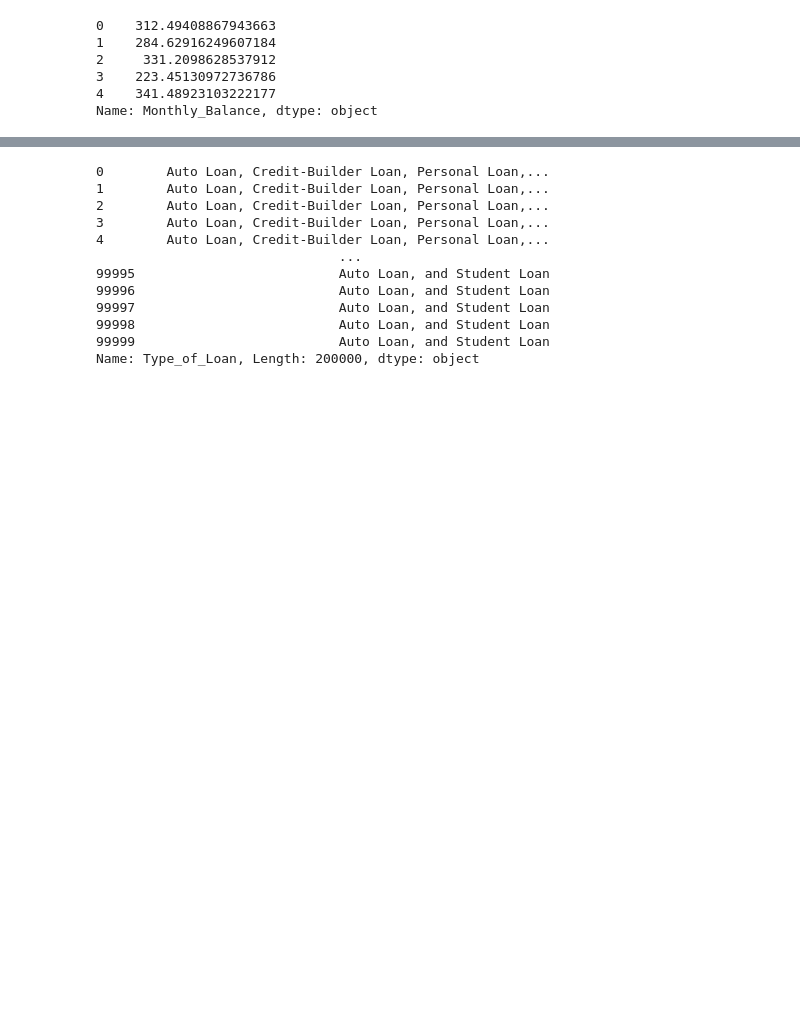
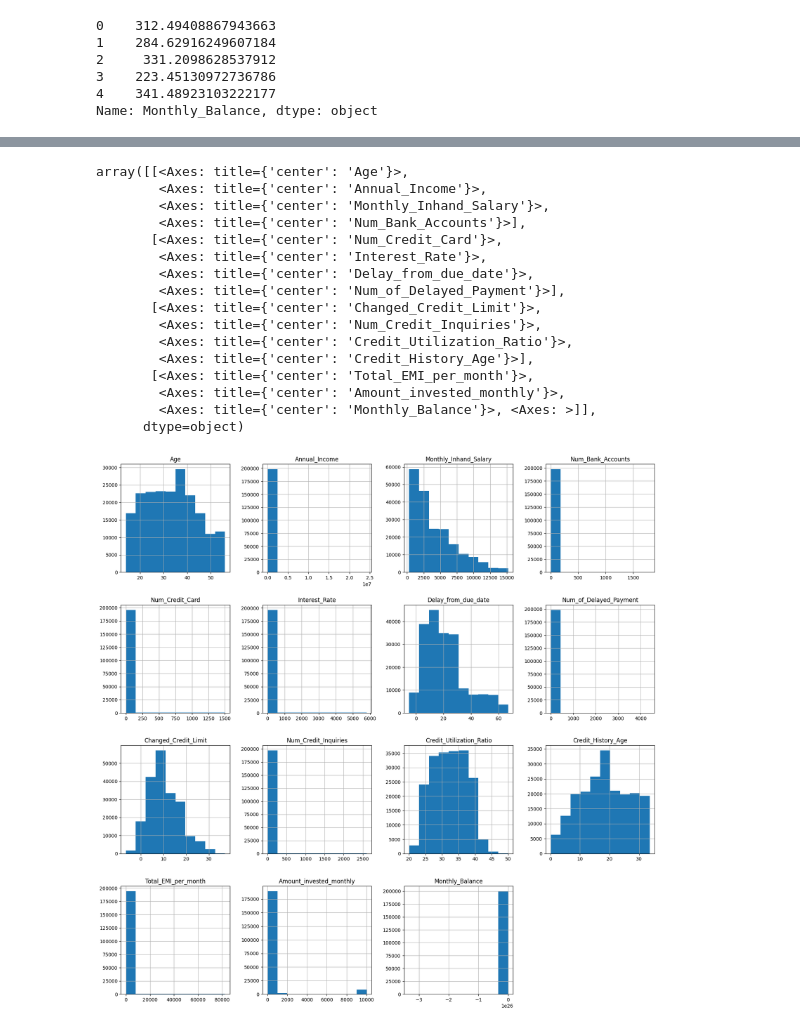
Before and after one commit to Gauss-PWr/EDA_PROJECT_2, a Jupyter notebook: Kacper_notebook.ipynb, the cells around one changed output, grey strips where cells are left out. Cells and saved outputs as stored; diff of their text form; code cells hidden in the pictures; blank space fills up the shorter version.

```diff
--- a/Kacper_notebook.ipynb
+++ b/Kacper_notebook.ipynb
@@ -476,3 +512,15 @@ df['Monthly_Balance'] = df['MB_numeric']
+# %%
+null_values_present = ['Num_Credit_Inquiries', 'Credit_History_Age_Numeric', 'Amount_invested_monthly']
+# %%
+for column in null_values_present:
+    encoding = stratified_median_calculator(df, 'Customer_ID', column)
+    df = stratified_NaN_filler(df, 'Customer_ID', column, encoding)
+# %%
+df['Num_of_Delayed_Payment'] = df['Num_of_Delayed_Payment'].fillna(0)
+df['Credit_History_Age'] = df['Credit_History_Age_Numeric']
+df['Age'] = df['Age_Unified']
+# %%
+df = df.drop(['Credit_History_Age_Numeric', 'Credit_History_Age_Month', 'Credit_History_Age_Year', 'MB_numeric', 'Age_Unified'], axis='columns')
 # %%
 df.info()
 # %% [output]
@@ -500,15 +544,20 @@ ToL_encoding = voter(df, 'Customer_ID', 'Type_of_Loan')
-# %%
-df['Type_of_Loan'].fillna('Undefinied')##
-# %% [output]
-0        Auto Loan, Credit-Builder Loan, Personal Loan,...
-1        Auto Loan, Credit-Builder Loan, Personal Loan,...
-2        Auto Loan, Credit-Builder Loan, Personal Loan,...
-3        Auto Loan, Credit-Builder Loan, Personal Loan,...
-4        Auto Loan, Credit-Builder Loan, Personal Loan,...
-                               ...
-99995                          Auto Loan, and Student Loan
-99996                          Auto Loan, and Student Loan
-99997                          Auto Loan, and Student Loan
-99998                          Auto Loan, and Student Loan
-99999                          Auto Loan, and Student Loan
-Name: Type_of_Loan, Length: 200000, dtype: object
+# %%
+df.hist(figsize=(20, 20))
+# %% [output]
+array([[<Axes: title={'center': 'Age'}>,
+        <Axes: title={'center': 'Annual_Income'}>,
+        <Axes: title={'center': 'Monthly_Inhand_Salary'}>,
+        <Axes: title={'center': 'Num_Bank_Accounts'}>],
+       [<Axes: title={'center': 'Num_Credit_Card'}>,
+        <Axes: title={'center': 'Interest_Rate'}>,
+        <Axes: title={'center': 'Delay_from_due_date'}>,
+        <Axes: title={'center': 'Num_of_Delayed_Payment'}>],
+       [<Axes: title={'center': 'Changed_Credit_Limit'}>,
+        <Axes: title={'center': 'Num_Credit_Inquiries'}>,
+        <Axes: title={'center': 'Credit_Utilization_Ratio'}>,
+        <Axes: title={'center': 'Credit_History_Age'}>],
+       [<Axes: title={'center': 'Total_EMI_per_month'}>,
+        <Axes: title={'center': 'Amount_invested_monthly'}>,
+        <Axes: title={'center': 'Monthly_Balance'}>, <Axes: >]],
+      dtype=object)
+[figure, added]
```
Also changed, not shown: parts of 11 cells of this notebook, 1 other file.
